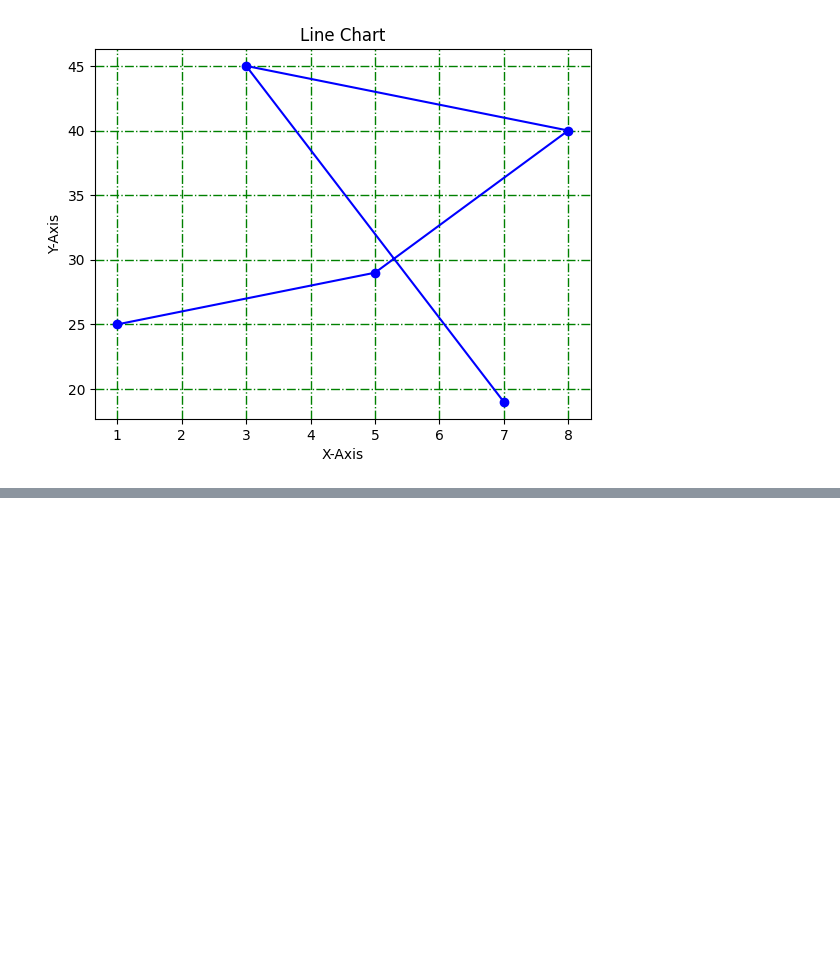
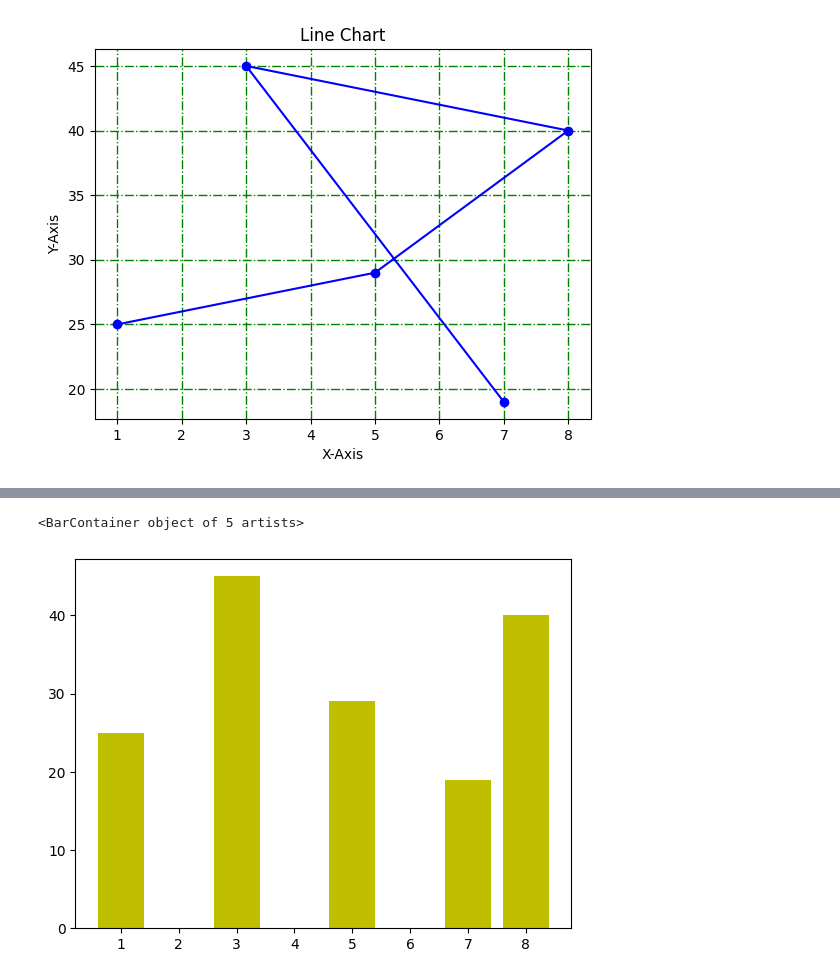
Before and after one commit to iamabirakash/Python, a Jupyter notebook: first_matplotlib.ipynb, the cells around one changed output, grey strips where cells are left out. Saved outputs shown, nothing was run; the diff lists cells and outputs as text; code cells hidden in the pictures; blank space fills up the shorter version.

```diff
--- a/first_matplotlib.ipynb
+++ b/first_matplotlib.ipynb
@@ -67,0 +75,5 @@ plt.grid(color = 'green', linestyle = '-.', linewidth = 1)
+# %%
+plt.bar(a,b,color='y')
+# %% [output]
+<BarContainer object of 5 artists>
+[figure, added]
```
Also changed, not shown: parts of 4 cells of this notebook.
